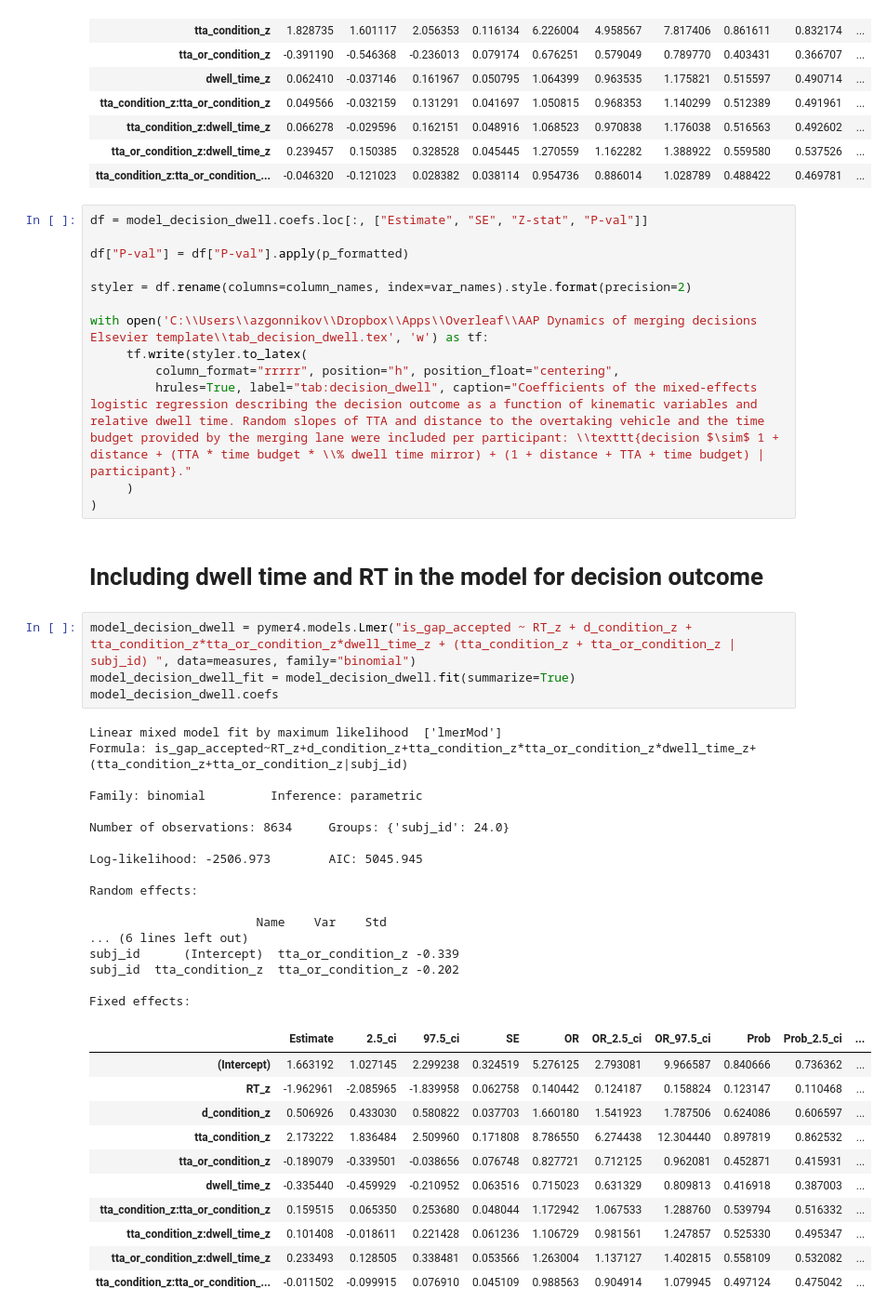
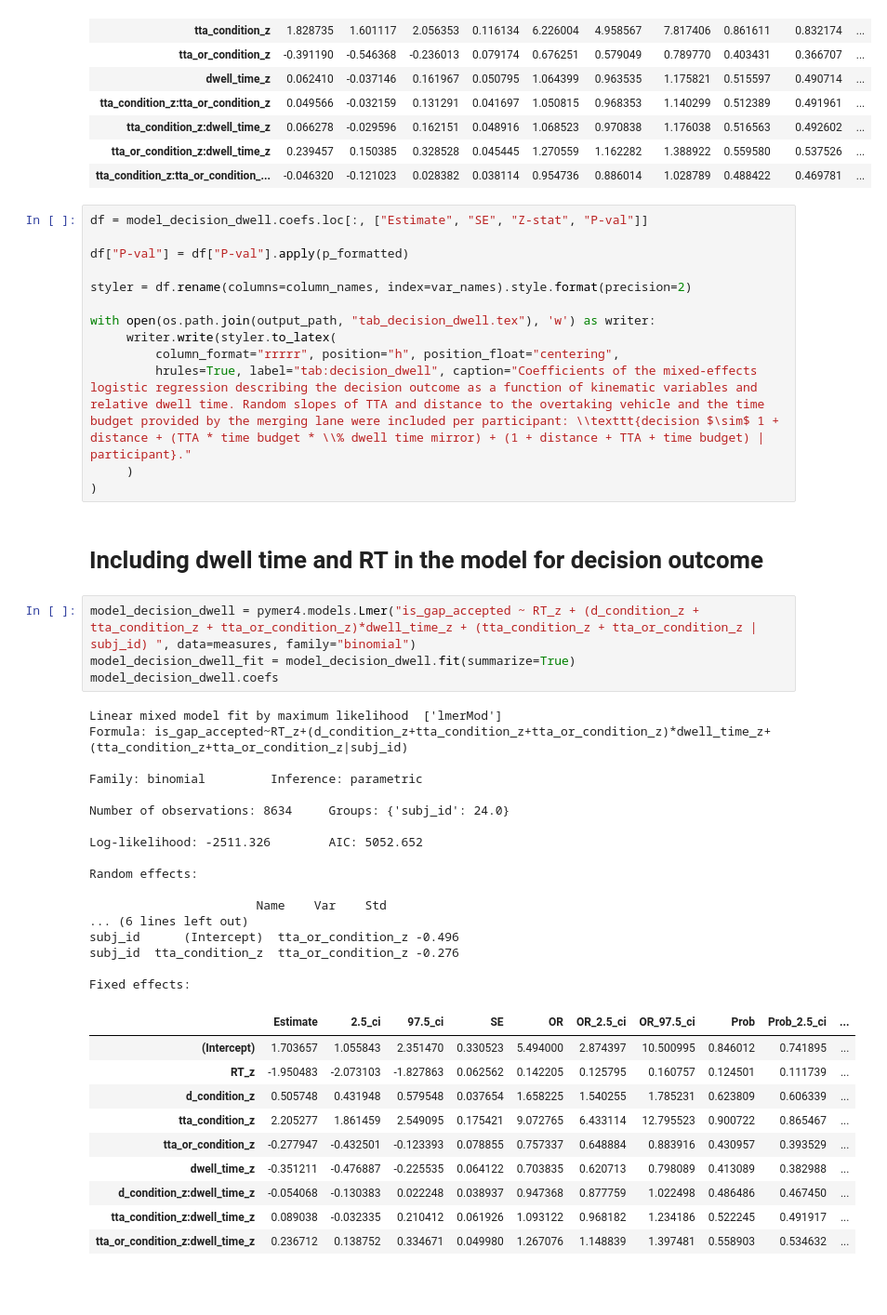
Before and after one commit to cherepaha/merging_eye_tracking, a Jupyter notebook: 05_stats.ipynb, the cells around one changed output. Shown at 93% size. Drawn from its saved outputs; the diff is of its cells as text; blank space fills up the shorter version.

```diff
--- a/05_stats.ipynb
+++ b/05_stats.ipynb
@@ -249,8 +254,8 @@ df["P-val"] = df["P-val"].apply(p_formatted)
 
 styler = df.rename(columns=column_names, index=var_names).style.format(precision=2)
 
-with open('C:\\Users\\azgonnikov\\Dropbox\\Apps\\Overleaf\\AAP Dynamics of merging decisions Elsevier template\\tab_decision_dwell.tex', 'w') as tf:
-     tf.write(styler.to_latex(
+with open(os.path.join(output_path, "tab_decision_dwell.tex"), 'w') as writer:
+     writer.write(styler.to_latex(
          column_format="rrrrr", position="h", position_float="centering",
          hrules=True, label="tab:decision_dwell", caption="Coefficients of the mixed-effects logistic regression describing the decision outcome as a function of kinematic variables and relative dwell time. Random slopes of TTA and distance to the overtaking vehicle and the time budget provided by the merging lane were included per participant: \\texttt{decision $\sim$ 1 + distance + (TTA * time budget * \\% dwell time mirror) + (1 + distance + TTA + time budget) | participant}."
      )
@@ -258,38 +263,37 @@ with open('C:\\Users\\azgonnikov\\Dropbox\\Apps\\Overleaf\\AAP Dynamics of mergi
 # %% [markdown]
 # Including dwell time and RT in the model for decision outcome
 # %%
-model_decision_dwell = pymer4.models.Lmer("is_gap_accepted ~ RT_z + d_condition_z + tta_condition_z*tta_or_condition_z*dwell_time_z + (tta_condition_z + tta_or_condition_z | subj_id) ", data=measures, family="binomial")
+model_decision_dwell = pymer4.models.Lmer("is_gap_accepted ~ RT_z + (d_condition_z + tta_condition_z + tta_or_condition_z)*dwell_time_z + (tta_condition_z + tta_or_condition_z | subj_id) ", data=measures, family="binomial")
 model_decision_dwell_fit = model_decision_dwell.fit(summarize=True)
 model_decision_dwell.coefs
 # %% [output]
 Linear mixed model fit by maximum likelihood  ['lmerMod']
-Formula: is_gap_accepted~RT_z+d_condition_z+tta_condition_z*tta_or_condition_z*dwell_time_z+(tta_condition_z+tta_or_condition_z|subj_id)
+Formula: is_gap_accepted~RT_z+(d_condition_z+tta_condition_z+tta_or_condition_z)*dwell_time_z+(tta_condition_z+tta_or_condition_z|subj_id)
 
 Family: binomial         Inference: parametric
 
 Number of observations: 8634     Groups: {'subj_id': 24.0}
 
-Log-likelihood: -2506.973        AIC: 5045.945
+Log-likelihood: -2511.326        AIC: 5052.652
 
 Random effects:
 
                        Name    Var    Std
 ... (6 lines left out)
-subj_id      (Intercept)  tta_or_condition_z -0.339
-subj_id  tta_condition_z  tta_or_condition_z -0.202
+subj_id      (Intercept)  tta_or_condition_z -0.496
+subj_id  tta_condition_z  tta_or_condition_z -0.276
 
 Fixed effects:
 |  | Estimate | 2.5_ci | 97.5_ci | SE | OR | OR_2.5_ci | OR_97.5_ci | Prob | Prob_2.5_ci | ... |
-| (Intercept) | 1.663192 | 1.027145 | 2.299238 | 0.324519 | 5.276125 | 2.793081 | 9.966587 | 0.840666 | 0.736362 | ... |
-| RT_z | -1.962961 | -2.085965 | -1.839958 | 0.062758 | 0.140442 | 0.124187 | 0.158824 | 0.123147 | 0.110468 | ... |
-| d_condition_z | 0.506926 | 0.433030 | 0.580822 | 0.037703 | 1.660180 | 1.541923 | 1.787506 | 0.624086 | 0.606597 | ... |
-| tta_condition_z | 2.173222 | 1.836484 | 2.509960 | 0.171808 | 8.786550 | 6.274438 | 12.304440 | 0.897819 | 0.862532 | ... |
-| tta_or_condition_z | -0.189079 | -0.339501 | -0.038656 | 0.076748 | 0.827721 | 0.712125 | 0.962081 | 0.452871 | 0.415931 | ... |
-| dwell_time_z | -0.335440 | -0.459929 | -0.210952 | 0.063516 | 0.715023 | 0.631329 | 0.809813 | 0.416918 | 0.387003 | ... |
-| tta_condition_z:tta_or_condition_z | 0.159515 | 0.065350 | 0.253680 | 0.048044 | 1.172942 | 1.067533 | 1.288760 | 0.539794 | 0.516332 | ... |
-| tta_condition_z:dwell_time_z | 0.101408 | -0.018611 | 0.221428 | 0.061236 | 1.106729 | 0.981561 | 1.247857 | 0.525330 | 0.495347 | ... |
-| tta_or_condition_z:dwell_time_z | 0.233493 | 0.128505 | 0.338481 | 0.053566 | 1.263004 | 1.137127 | 1.402815 | 0.558109 | 0.532082 | ... |
-| tta_condition_z:tta_or_condition_... | -0.011502 | -0.099915 | 0.076910 | 0.045109 | 0.988563 | 0.904914 | 1.079945 | 0.497124 | 0.475042 | ... |
+| (Intercept) | 1.703657 | 1.055843 | 2.351470 | 0.330523 | 5.494000 | 2.874397 | 10.500995 | 0.846012 | 0.741895 | ... |
+| RT_z | -1.950483 | -2.073103 | -1.827863 | 0.062562 | 0.142205 | 0.125795 | 0.160757 | 0.124501 | 0.111739 | ... |
+| d_condition_z | 0.505748 | 0.431948 | 0.579548 | 0.037654 | 1.658225 | 1.540255 | 1.785231 | 0.623809 | 0.606339 | ... |
+| tta_condition_z | 2.205277 | 1.861459 | 2.549095 | 0.175421 | 9.072765 | 6.433114 | 12.795523 | 0.900722 | 0.865467 | ... |
+| tta_or_condition_z | -0.277947 | -0.432501 | -0.123393 | 0.078855 | 0.757337 | 0.648884 | 0.883916 | 0.430957 | 0.393529 | ... |
+| dwell_time_z | -0.351211 | -0.476887 | -0.225535 | 0.064122 | 0.703835 | 0.620713 | 0.798089 | 0.413089 | 0.382988 | ... |
+| d_condition_z:dwell_time_z | -0.054068 | -0.130383 | 0.022248 | 0.038937 | 0.947368 | 0.877759 | 1.022498 | 0.486486 | 0.467450 | ... |
+| tta_condition_z:dwell_time_z | 0.089038 | -0.032335 | 0.210412 | 0.061926 | 1.093122 | 0.968182 | 1.234186 | 0.522245 | 0.491917 | ... |
+| tta_or_condition_z:dwell_time_z | 0.236712 | 0.138752 | 0.334671 | 0.049980 | 1.267076 | 1.148839 | 1.397481 | 0.558903 | 0.534632 | ... |
 # %%
 df = model_decision_dwell.coefs.loc[:, ["Estimate", "SE", "Z-stat", "P-val"]]
 
```
Also changed, not shown: parts of 5 cells of this notebook, 2 other files.
